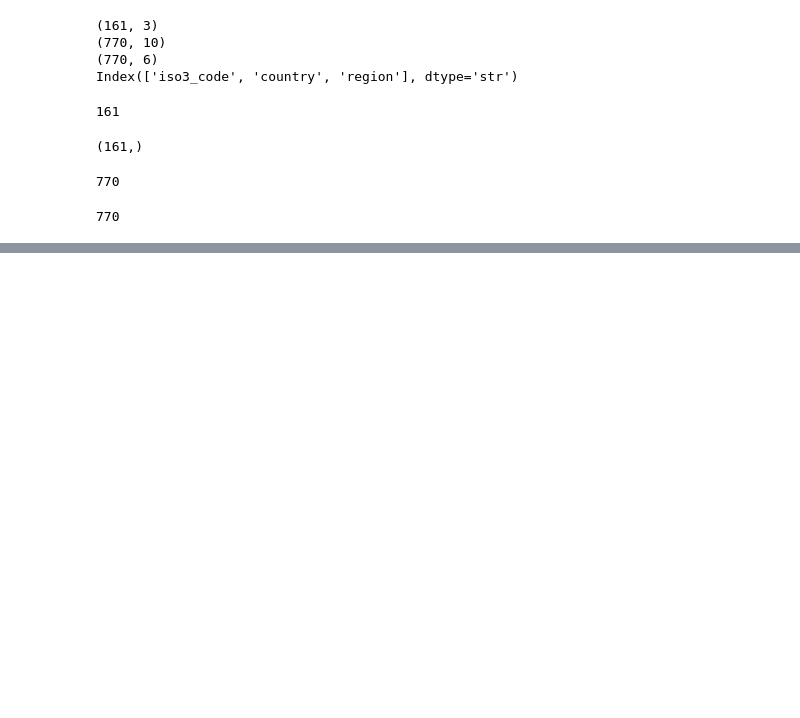
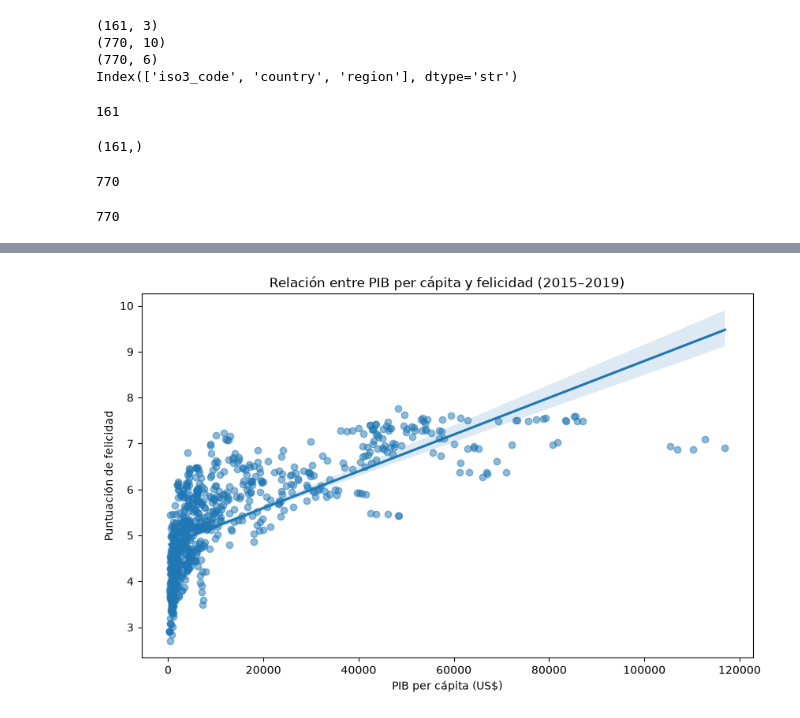
Before and after one commit to beafernandez22/SQL_Project, a Jupyter notebook: SQL_Project.ipynb, the cells around one changed output, grey strips where cells are left out. Drawn from its saved outputs; the diff is of its cells as text; code cells hidden in the pictures; blank space fills up the shorter version.

```diff
--- a/SQL_Project.ipynb
+++ b/SQL_Project.ipynb
@@ -1589,0 +1641,22 @@ economic_sql.to_sql(
+# %%
+# Creamos el gráfico de dispersión
+plt.figure(figsize=(10, 6))
+
+# Cada punto representa un país en un año determinado
+# La línea muestra la tendencia general entre PIB y felicidad
+sns.regplot(
+    data=gdp_happiness,
+    x="gdp_per_capita",
+    y="happiness_score",
+    scatter_kws={"alpha": 0.5}
+)
+
+# Añadimos título y nombres de los ejes
+plt.title("Relación entre PIB per cápita y felicidad (2015–2019)")
+plt.xlabel("PIB per cápita (US$)")
+plt.ylabel("Puntuación de felicidad")
+
+# Mostramos el gráfico
+plt.show()
+# %% [output]
+[figure, added]
```
Also changed, not shown: parts of 23 cells of this notebook.
